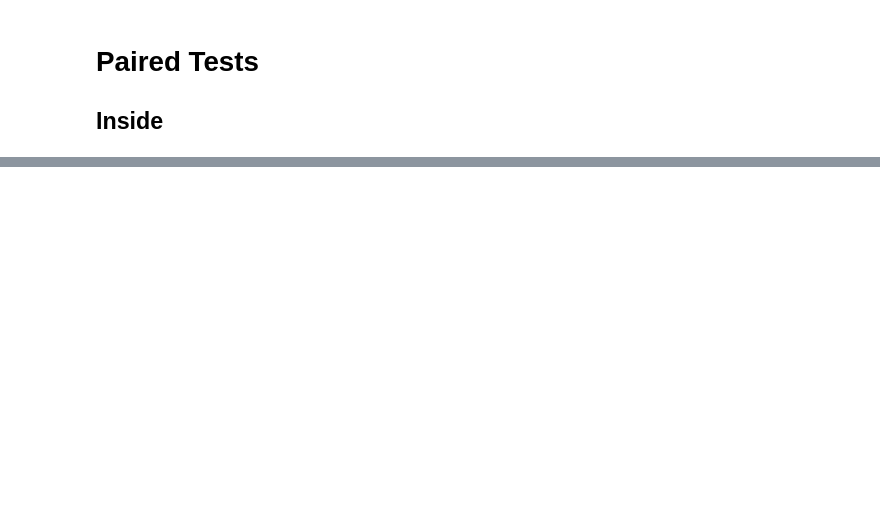
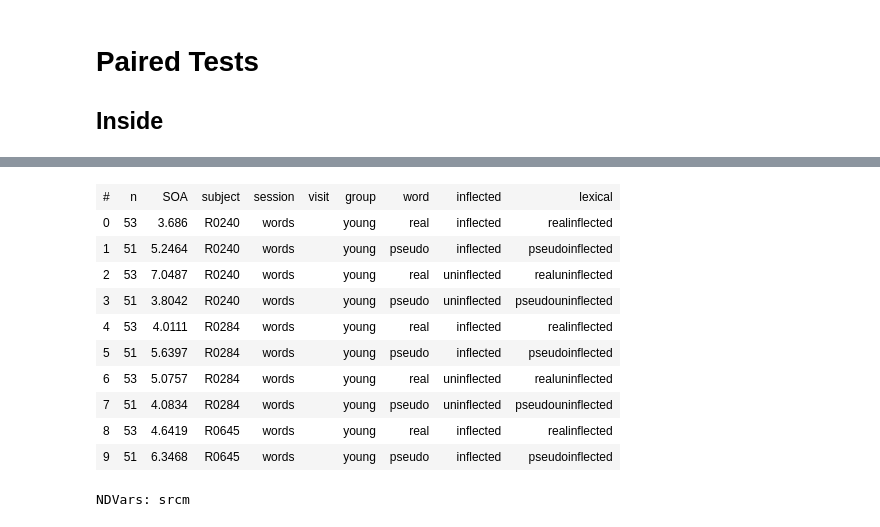
Before and after one commit to Maryamvalian/MEGAN, a Jupyter notebook: Volume_Based .ipynb, the cells around one changed output, grey strips where cells are left out. Drawn from its saved outputs; the diff is of its cells as text; code cells hidden in the pictures; blank space fills up the shorter version.

```diff
--- a/Volume_Based .ipynb
+++ b/Volume_Based .ipynb
@@ -268,0 +306,15 @@ ValueError: NDVar has no sensor dimension
+# %%
+stc_all.head()
+# %% [output]
+| # | n | SOA | subject | session | visit | group | word | inflected | lexical |
+| 0 | 53 | 3.686 | R0240 | words |  | young | real | inflected | realinflected |
+| 1 | 51 | 5.2464 | R0240 | words |  | young | pseudo | inflected | pseudoinflected |
+| 2 | 53 | 7.0487 | R0240 | words |  | young | real | uninflected | realuninflected |
+| 3 | 51 | 3.8042 | R0240 | words |  | young | pseudo | uninflected | pseudouninflected |
+| 4 | 53 | 4.0111 | R0284 | words |  | young | real | inflected | realinflected |
+| 5 | 51 | 5.6397 | R0284 | words |  | young | pseudo | inflected | pseudoinflected |
+| 6 | 53 | 5.0757 | R0284 | words |  | young | real | uninflected | realuninflected |
+| 7 | 51 | 4.0834 | R0284 | words |  | young | pseudo | uninflected | pseudouninflected |
+| 8 | 53 | 4.6419 | R0645 | words |  | young | real | inflected | realinflected |
+| 9 | 51 | 6.3468 | R0645 | words |  | young | pseudo | inflected | pseudoinflected |
+NDVars: srcm
```
Also changed, not shown: parts of 12 cells of this notebook, 5 other files.
